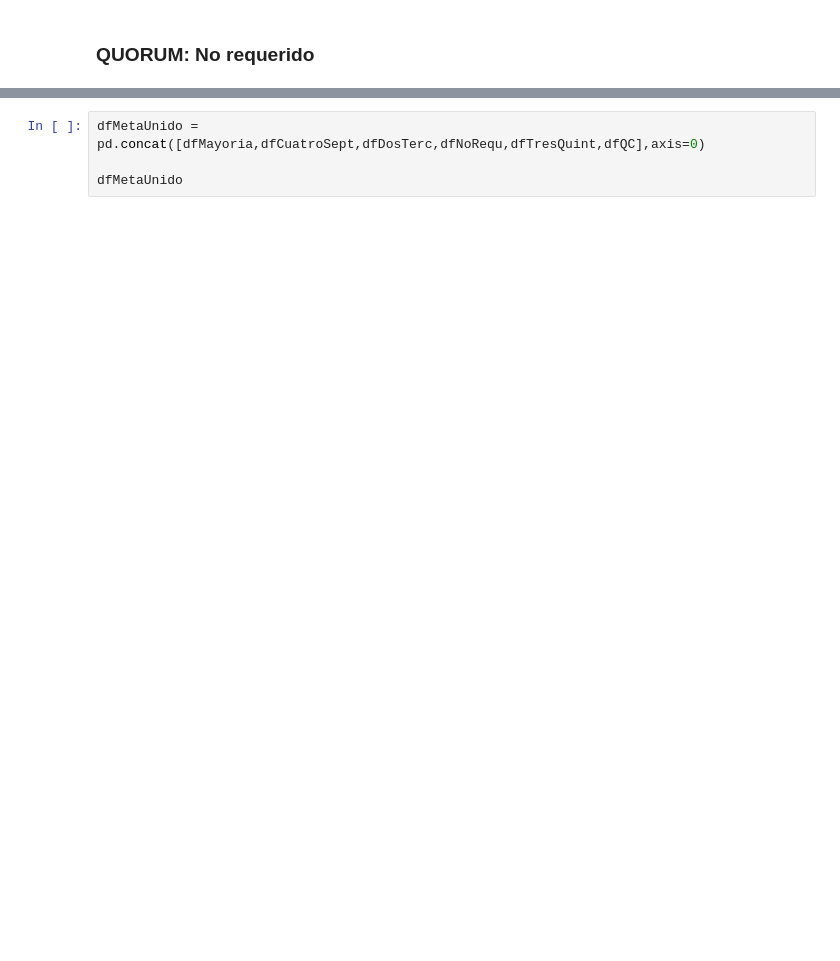
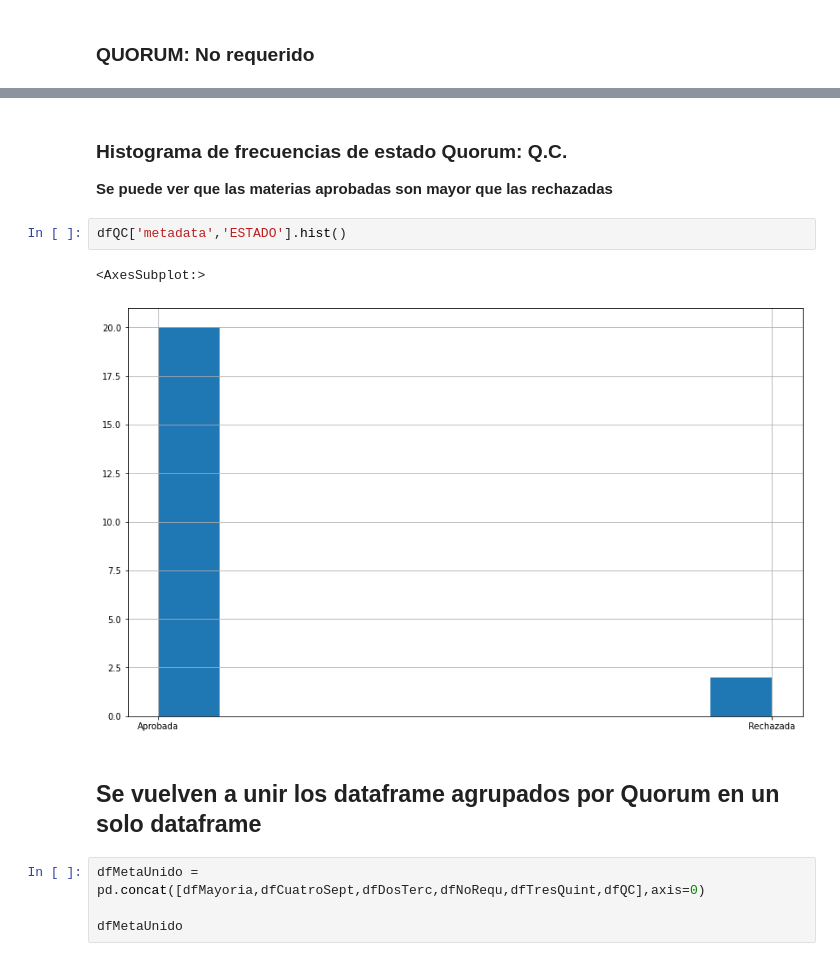
Before and after one commit to nicolasignacio97/Machine-Learning-Duoc, a Jupyter notebook: Examen.ipynb, the cells around one changed output, grey strips where cells are left out. Saved outputs shown, nothing was run; the diff lists cells and outputs as text; blank space fills up the shorter version.

```diff
--- a/Examen.ipynb
+++ b/Examen.ipynb
@@ -639,3 +653,13 @@ dfQC['metadata','ESTADO'].histst()
+# %% [markdown]
+### Histograma de frecuencias de estado Quorum: Q.C.
+**Se puede ver que las materias aprobadas son mayor que las rechazadas**
+# %%
+dfQC['metadata','ESTADO'].hist()
+# %% [output]
+<AxesSubplot:>
+[figure, added]
+# %% [markdown]
+## Se vuelven a unir los dataframe agrupados por  Quorum en un solo dataframe
 # %%
 dfMetaUnido = pd.concat([dfMayoria,dfCuatroSept,dfDosTerc,dfNoRequ,dfTresQuint,dfQC],axis=0)
 
```
Also changed, not shown: parts of 138 cells of this notebook.
